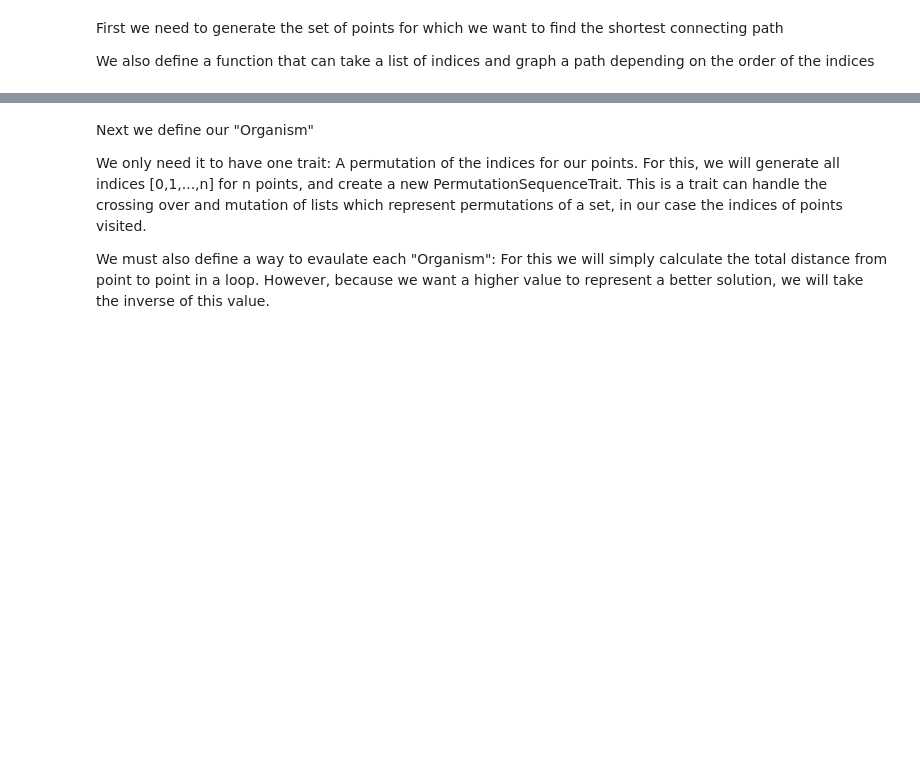
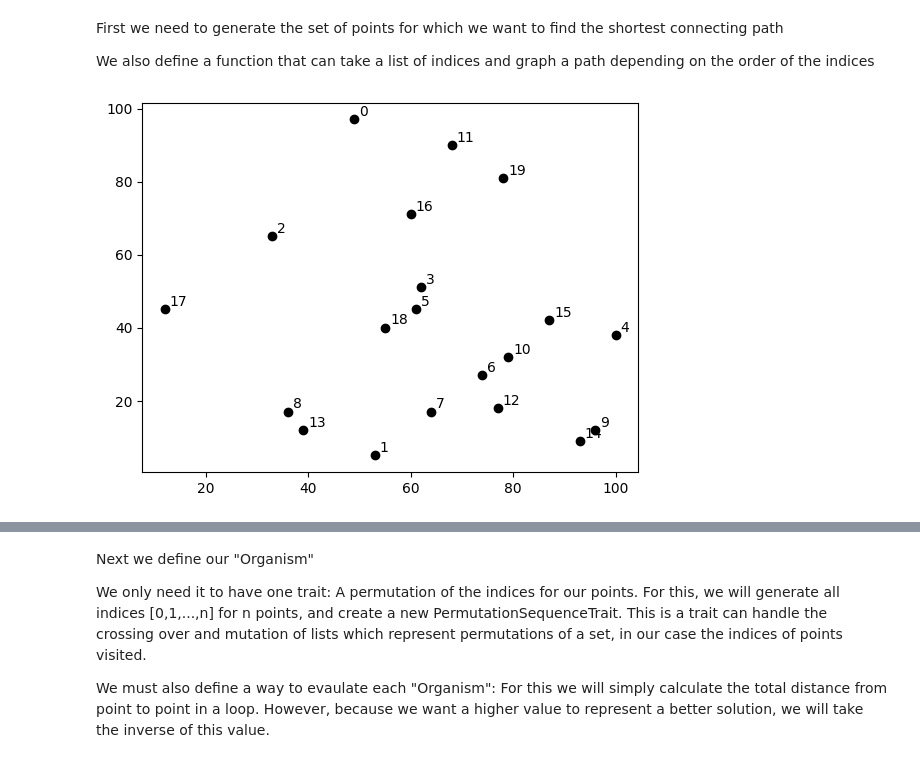
Before and after one commit to ethangilmore/QuickGA, a Jupyter notebook: example_travelling_salesman.ipynb, the cells around one changed output, grey strips where cells are left out. Saved outputs shown, nothing was run; the diff lists cells and outputs as text; code cells hidden in the pictures; blank space fills up the shorter version.

```diff
--- a/example_travelling_salesman.ipynb
+++ b/example_travelling_salesman.ipynb
@@ -13,0 +22,11 @@ We also define a function that can take a list of indices and graph a path depen
+# %%
+def plot_points(points):
+    xs = [p[0] for p in points]
+    ys = [p[1] for p in points]
+    plt.plot(xs, ys, 'ok')
+    for i in range(len(points)):
+        plt.text(xs[i]+1, ys[i]+1, i)
+
+plot_points(points)
+# %% [output]
+[figure, added]
```
Also changed, not shown: parts of 9 cells of this notebook, 1 other file.
